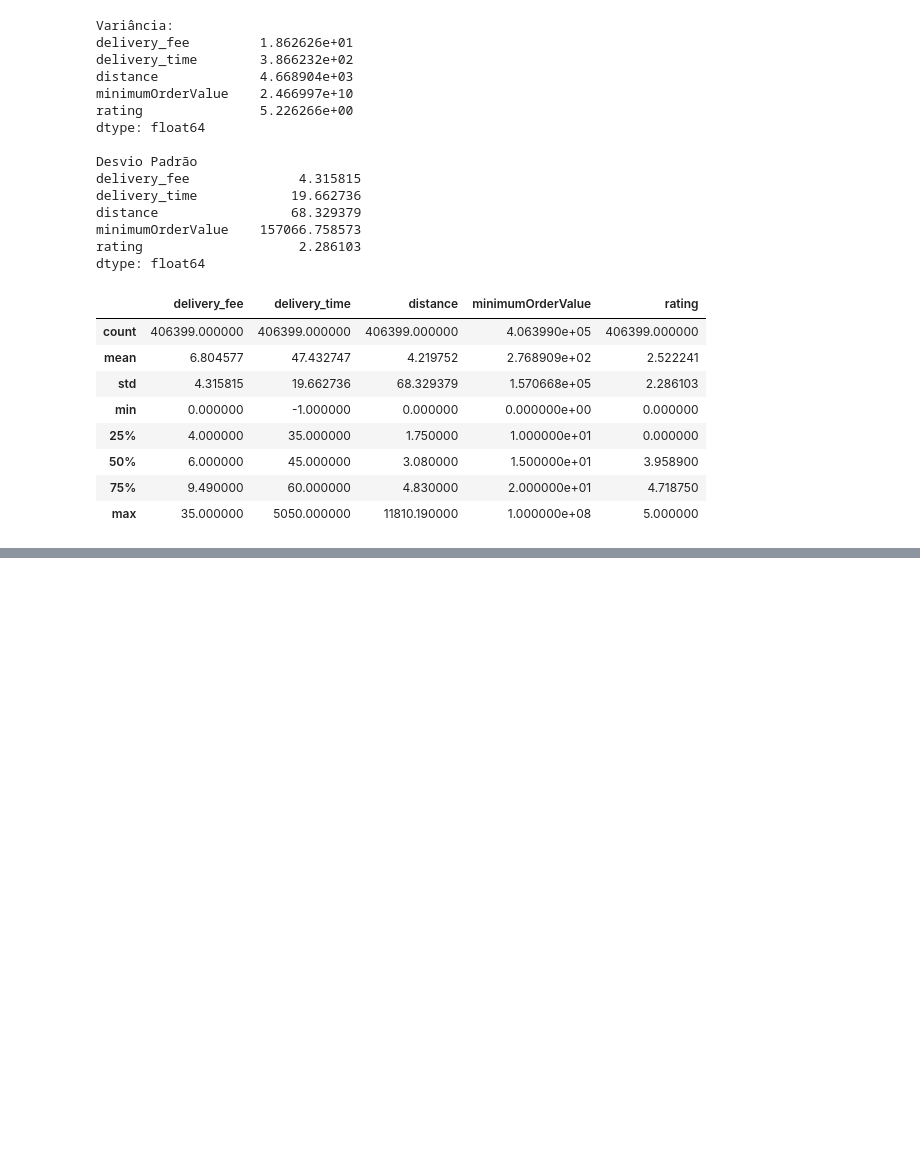
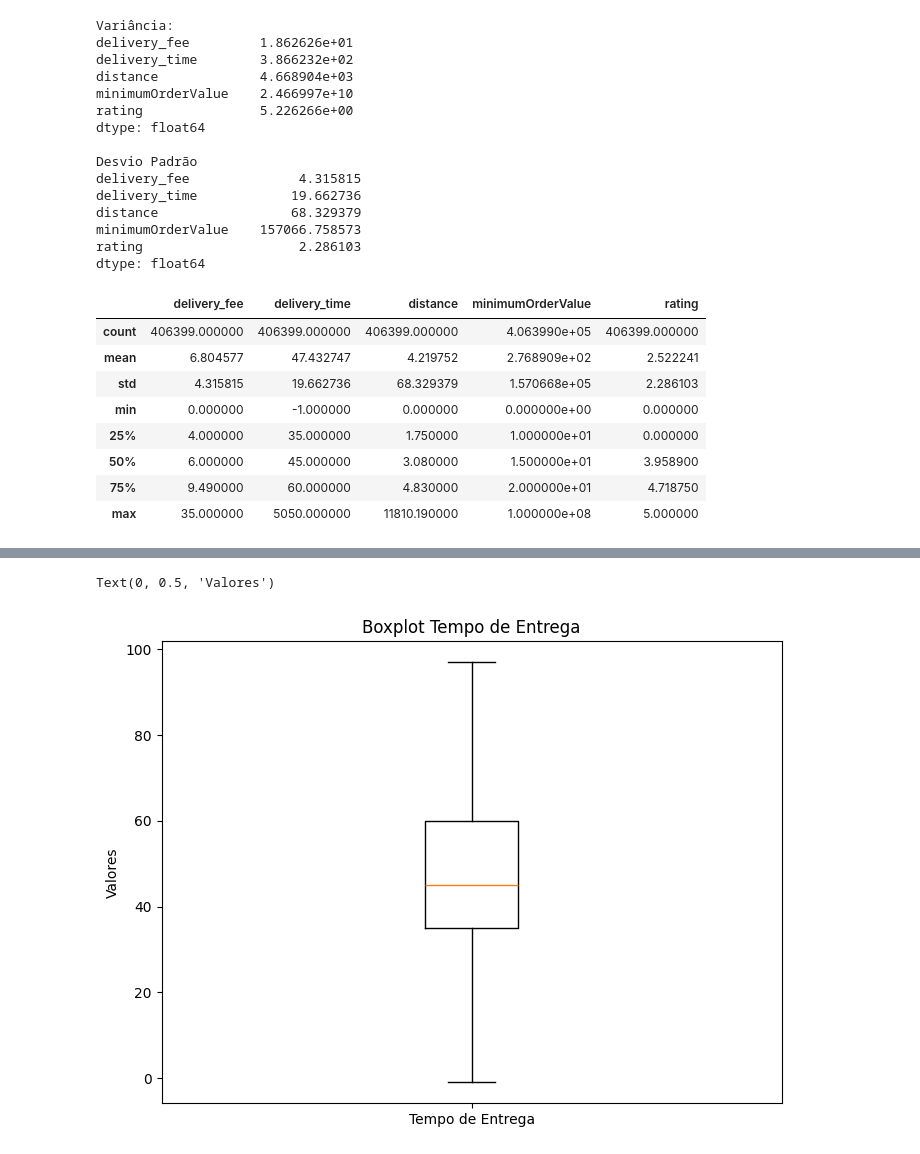
Before and after one commit to thiagolir4/Estatistica_Descritiva_Python, a Jupyter notebook: medidas_estatisticas/medidas_estatisticas.ipynb, the cells around one changed output, grey strips where cells are left out. Saved outputs shown, nothing was run; the diff lists cells and outputs as text; code cells hidden in the pictures; blank space fills up the shorter version.

```diff
--- a/medidas_estatisticas/medidas_estatisticas.ipynb
+++ b/medidas_estatisticas/medidas_estatisticas.ipynb
@@ -295,0 +306,7 @@ df[numericas].describe()
+# %%
+#precisamos retirar os outliers
+#vamos usar o método interquartil
+#.quantile() eu determino se quero 0.25 (Q1) ou 0.75 (Q3)
+Q1 = df['delivery_time'].quantile(0.25)
+Q3 = df['delivery_time'].quantile(0.75)
+IQR = Q3 - Q1
@@ -295,0 +332,13 @@ df[numericas].describe()
+# %%
+#usando as mesmas condicionais que fizemos para gerar o df_out, para com o sinal de ~ para salvarmos somente as condições
+#que retornaram como falsas, "o ~ pegamos o inverso do que pedimos para a função"
+df_sem_out = df[~((df['delivery_time']<(Q1 - 1.5 * IQR)) | (df['delivery_time']>(Q3 + 1.5 * IQR)))]
+# %%
+#gerando agora o grafico de bloxplot com o df_sem_out
+plt.figure(figsize=(8,6))
+plt.boxplot(df_sem_out['delivery_time'], labels =['Tempo de Entrega'])
+plt.title('Boxplot Tempo de Entrega')
+plt.ylabel('Valores')
+# %% [output]
+Text(0, 0.5, 'Valores')
+[figure, added]
```
Also changed, not shown: parts of 6 cells of this notebook.
